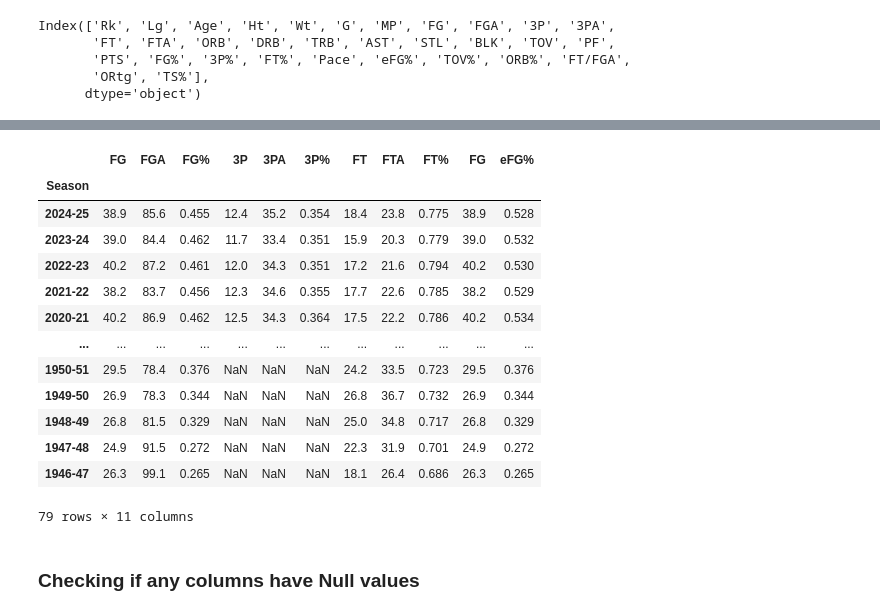
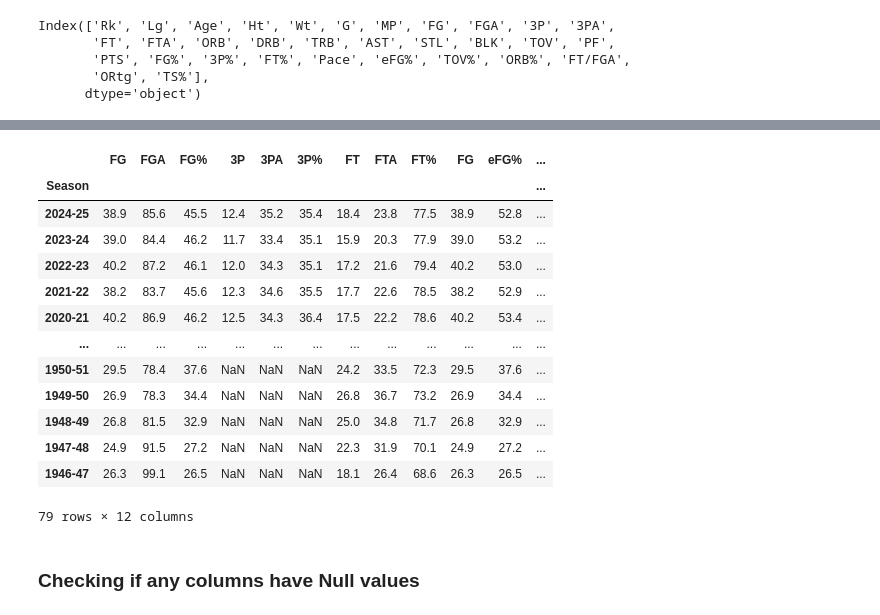
Before and after one commit to AidenLai2305/How-Have-NBA-Trends-Changed-Overtime, a Jupyter notebook: notebook.ipynb, the cells around one changed output, grey strips where cells are left out. Saved outputs shown, nothing was run; the diff lists cells and outputs as text; code cells hidden in the pictures.

```diff
--- a/notebook.ipynb
+++ b/notebook.ipynb
@@ -77,3 +78,3 @@ Index(['Rk', 'Lg', 'Age', 'Ht', 'Wt', 'G', 'MP', 'FG', 'FGA', '3P', '3PA',
 # %%
-desired_columns = ['FG', 'FGA', 'FG%', '3P', '3PA', '3P%', 'FT', 'FTA', 'FT%', 'FG', 'eFG%']
+desired_columns = ['FG', 'FGA', 'FG%', '3P', '3PA', '3P%', 'FT', 'FTA', 'FT%', 'FG', 'eFG%', 'PTS']
 # %%
@@ -97,21 +99,22 @@ filtered_regular
 # %%
-filtered_playoffs = playoffs_df[desired_columns]
+filtered_playoffs = playoffs_df[desired_columns].copy()
+filtered_playoffs[['FG%', '3P%', 'FT%', 'eFG%']] *= 100
 filtered_playoffs
 # %% [output]
-|  | FG | FGA | FG% | 3P | 3PA | 3P% | FT | FTA | FT% | FG | eFG% |
-| Season |  |  |  |  |  |  |  |  |  |  |  |
-| 2024-25 | 38.9 | 85.6 | 0.455 | 12.4 | 35.2 | 0.354 | 18.4 | 23.8 | 0.775 | 38.9 | 0.528 |
-| 2023-24 | 39.0 | 84.4 | 0.462 | 11.7 | 33.4 | 0.351 | 15.9 | 20.3 | 0.779 | 39.0 | 0.532 |
-| 2022-23 | 40.2 | 87.2 | 0.461 | 12.0 | 34.3 | 0.351 | 17.2 | 21.6 | 0.794 | 40.2 | 0.530 |
-| 2021-22 | 38.2 | 83.7 | 0.456 | 12.3 | 34.6 | 0.355 | 17.7 | 22.6 | 0.785 | 38.2 | 0.529 |
-| 2020-21 | 40.2 | 86.9 | 0.462 | 12.5 | 34.3 | 0.364 | 17.5 | 22.2 | 0.786 | 40.2 | 0.534 |
-| ... | ... | ... | ... | ... | ... | ... | ... | ... | ... | ... | ... |
-| 1950-51 | 29.5 | 78.4 | 0.376 | NaN | NaN | NaN | 24.2 | 33.5 | 0.723 | 29.5 | 0.376 |
-| 1949-50 | 26.9 | 78.3 | 0.344 | NaN | NaN | NaN | 26.8 | 36.7 | 0.732 | 26.9 | 0.344 |
-| 1948-49 | 26.8 | 81.5 | 0.329 | NaN | NaN | NaN | 25.0 | 34.8 | 0.717 | 26.8 | 0.329 |
-| 1947-48 | 24.9 | 91.5 | 0.272 | NaN | NaN | NaN | 22.3 | 31.9 | 0.701 | 24.9 | 0.272 |
-| 1946-47 | 26.3 | 99.1 | 0.265 | NaN | NaN | NaN | 18.1 | 26.4 | 0.686 | 26.3 | 0.265 |
+|  | FG | FGA | FG% | 3P | 3PA | 3P% | FT | FTA | FT% | FG | eFG% | ... |
+| Season |  |  |  |  |  |  |  |  |  |  |  | ... |
+| 2024-25 | 38.9 | 85.6 | 45.5 | 12.4 | 35.2 | 35.4 | 18.4 | 23.8 | 77.5 | 38.9 | 52.8 | ... |
+| 2023-24 | 39.0 | 84.4 | 46.2 | 11.7 | 33.4 | 35.1 | 15.9 | 20.3 | 77.9 | 39.0 | 53.2 | ... |
+| 2022-23 | 40.2 | 87.2 | 46.1 | 12.0 | 34.3 | 35.1 | 17.2 | 21.6 | 79.4 | 40.2 | 53.0 | ... |
+| 2021-22 | 38.2 | 83.7 | 45.6 | 12.3 | 34.6 | 35.5 | 17.7 | 22.6 | 78.5 | 38.2 | 52.9 | ... |
+| 2020-21 | 40.2 | 86.9 | 46.2 | 12.5 | 34.3 | 36.4 | 17.5 | 22.2 | 78.6 | 40.2 | 53.4 | ... |
+| ... | ... | ... | ... | ... | ... | ... | ... | ... | ... | ... | ... | ... |
+| 1950-51 | 29.5 | 78.4 | 37.6 | NaN | NaN | NaN | 24.2 | 33.5 | 72.3 | 29.5 | 37.6 | ... |
+| 1949-50 | 26.9 | 78.3 | 34.4 | NaN | NaN | NaN | 26.8 | 36.7 | 73.2 | 26.9 | 34.4 | ... |
+| 1948-49 | 26.8 | 81.5 | 32.9 | NaN | NaN | NaN | 25.0 | 34.8 | 71.7 | 26.8 | 32.9 | ... |
+| 1947-48 | 24.9 | 91.5 | 27.2 | NaN | NaN | NaN | 22.3 | 31.9 | 70.1 | 24.9 | 27.2 | ... |
+| 1946-47 | 26.3 | 99.1 | 26.5 | NaN | NaN | NaN | 18.1 | 26.4 | 68.6 | 26.3 | 26.5 | ... |
-79 rows × 11 columns
+79 rows × 12 columns
 # %% [markdown]
 ### Checking if any columns have Null values
 # %%
```
Also changed, not shown: parts of 8 cells of this notebook.
